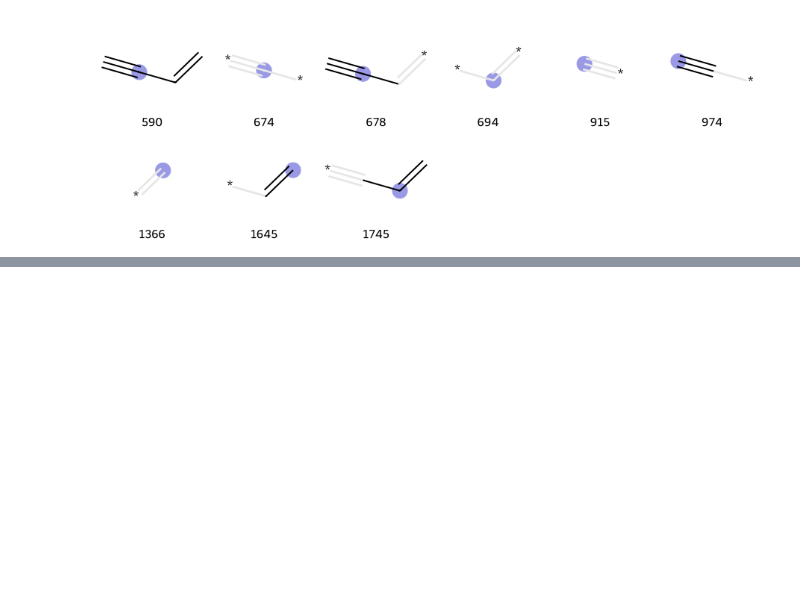
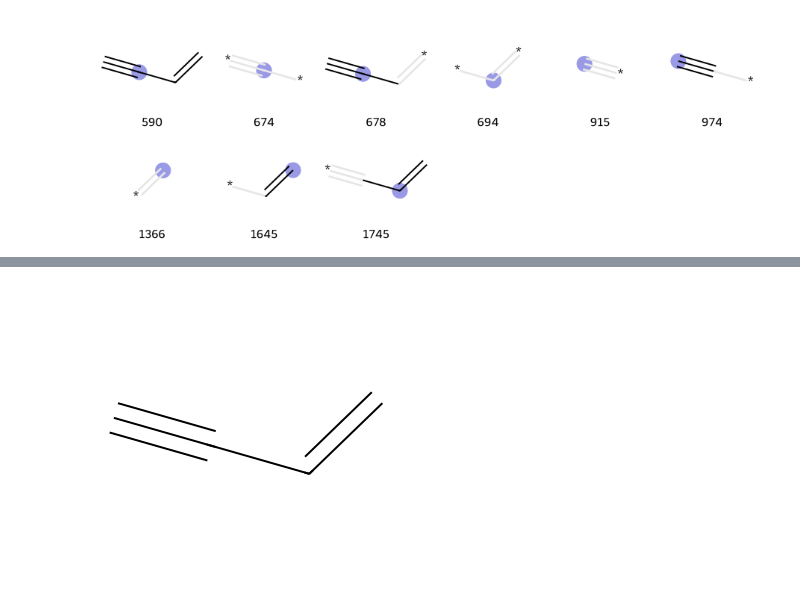
Before and after one commit to Sawahiko/SMILE_to_Feature, a Jupyter notebook: Problem 1_10_2023.ipynb, the cells around one changed output, grey strips where cells are left out. Drawn from its saved outputs; the diff is of its cells as text; code cells hidden in the pictures; blank space fills up the shorter version.

```diff
--- a/Problem 1_10_2023.ipynb
+++ b/Problem 1_10_2023.ipynb
@@ -301,0 +302,6 @@ img3
+# %%
+mol3 = Chem.MolFromSmiles('C=CC#C')
+img3 = Draw.MolToImage(mol3)
+img3
+# %% [output]
+[figure, added]
```
Also changed, not shown: parts of 1 cell of this notebook, 6 other files.
